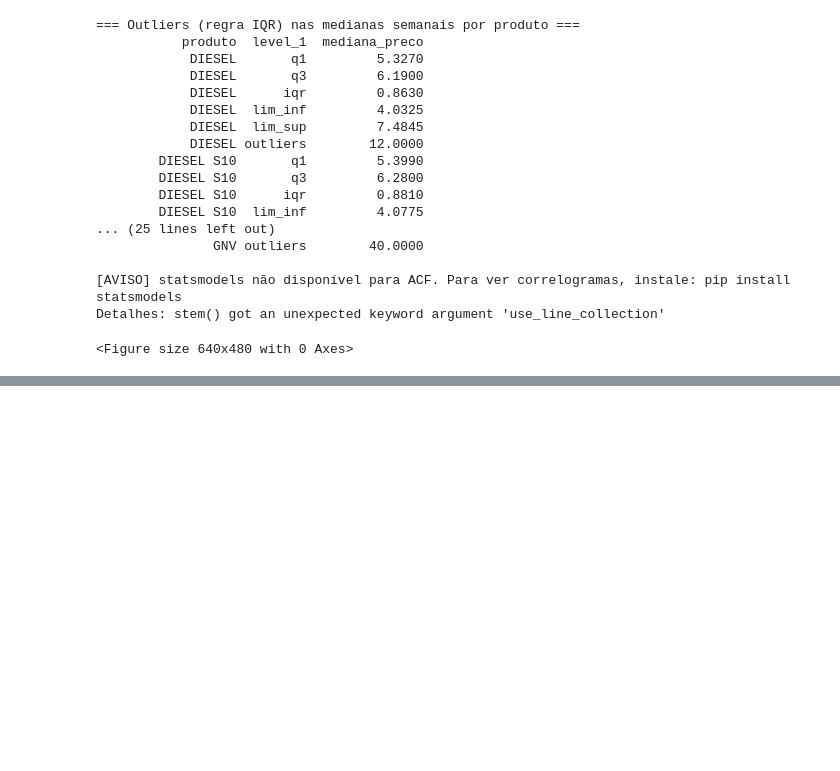
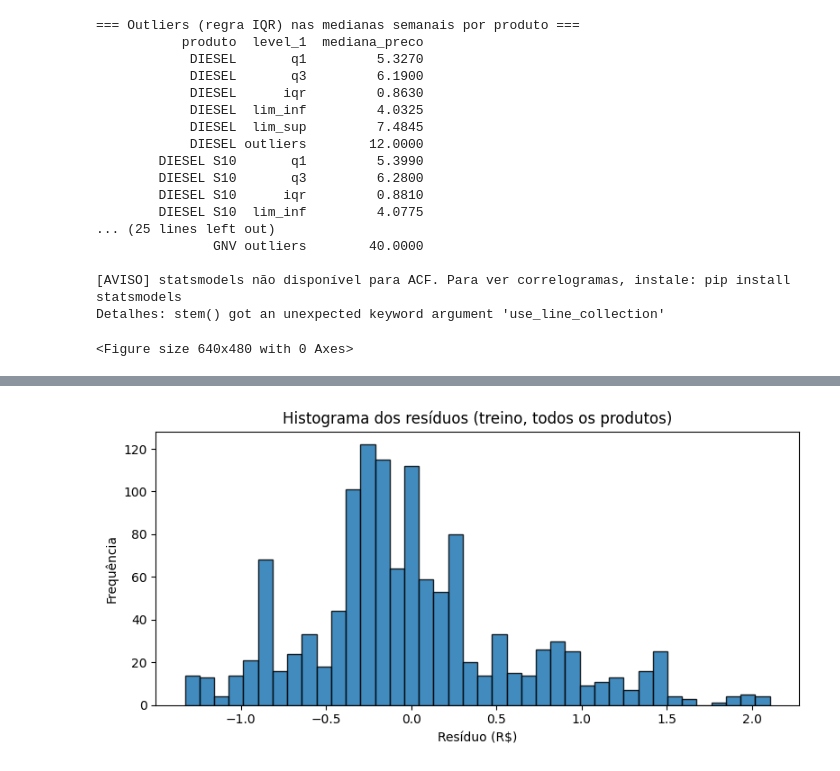
Before and after one commit to loadingerror/tcc_lubricants_anp, a Jupyter notebook: lubricants_br_tcc_model reg.ipynb, the cells around one changed output, grey strips where cells are left out. Saved outputs shown, nothing was run; the diff lists cells and outputs as text; code cells hidden in the pictures; blank space fills up the shorter version.

```diff
--- a/lubricants_br_tcc_model reg.ipynb
+++ b/lubricants_br_tcc_model reg.ipynb
@@ -1197,0 +1059,94 @@ BASE  : MAE=0.029  RMSE=0.048  MAPE=0.54%
+# %%
+# =========================================================
+# B.1) Ajuste OLS por produto no treino (y ~ t) e coleta resíduos/ajustados
+# =========================================================
+res_all = []  # armazenar (produto, semana, y, yhat, resid, t)
+
+for prod, g in train.groupby("produto"):
+    if len(g) < 2:
+        continue
+    X = sm.add_constant(g["t"].astype(float))
+    y = g[COL_PRECO_SEM].astype(float)
+    mdl = sm.OLS(y, X).fit()   # modelo "puro"
+
+    yhat = mdl.predict(X)
+    resid = y - yhat
+
+    tmp = pd.DataFrame({
+        "produto": prod,
+        "semana": g[COL_TIME_WEEK].values,
+        "y": y.values,
+        "yhat": yhat.values,
+        "resid": resid.values,
+        "t": g["t"].values
+    })
+    res_all.append(tmp)
+
+res_all = pd.concat(res_all, axis=0, ignore_index=True)
+
+# =========================================================
+# B.2) Histograma dos resíduos (geral)
+# =========================================================
+plt.figure(figsize=(8,4))
+plt.hist(res_all["resid"].dropna(), bins=40, edgecolor="k", alpha=.85)
+plt.title("Histograma dos resíduos (treino, todos os produtos)")
+plt.xlabel("Resíduo (R$)"); plt.ylabel("Frequência")
+plt.tight_layout(); plt.show()
+
+# =========================================================
+# B.3) Q–Q plot (resíduos gerais)
+# =========================================================
+plt.figure(figsize=(5,5))
+sm.ProbPlot(res_all["resid"].dropna()).qqplot(line="s")
+plt.title("Q–Q plot dos resíduos (treino, todos os produtos)")
+plt.tight_layout(); plt.show()
+
+# =========================================================
+# B.4) Teste de normalidade (Jarque–Bera) — geral e por produto
+# =========================================================
+jb_stat, jb_p, skew, kurt = jarque_bera(res_all["resid"].dropna())
+print(f"[Jarque–Bera — geral] stat={jb_stat:.2f}, p={jb_p:.4g}, skew={skew:.3f}, kurt={kurt:.3f}")
+
+print("\n[Jarque–Bera — por produto]")
+for prod, g in res_all.groupby("produto"):
+    if g["resid"].notna().sum() < 8:
+        continue
+    jbs, jbp, sk, ku = jarque_bera(g["resid"].dropna())
+    print(f"{prod:>18}: JB stat={jbs:.2f}, p={jbp:.4g}, skew={sk:.3f}, kurt={ku:.3f}")
+
+# =========================================================
+# B.5) Resíduos vs. ajustados e Resíduos vs. tempo (nuvem)
+# =========================================================
+# Geral
+plt.figure(figsize=(6,4))
+plt.scatter(res_all["yhat"], res_all["resid"], alpha=.4, s=10)
+plt.axhline(0, ls="--", color="k", alpha=.6)
+plt.title("Resíduos vs. Ajustados (treino)")
+plt.xlabel("Ajustados (R$)"); plt.ylabel("Resíduos (R$)")
+plt.tight_layout(); plt.show()
+
+plt.figure(figsize=(8,4))
+# ordenar por tempo pra desenhar linha
+r_sorted = res_all.sort_values("semana")
+plt.plot(r_sorted["semana"], r_sorted["resid"], alpha=.6)
+plt.axhline(0, ls="--", color="k", alpha=.6)
+plt.title("Resíduos ao longo do tempo (treino)")
+plt.xlabel("Semana"); plt.ylabel("Resíduo (R$)")
+plt.tight_layout(); plt.show()
+
+# Por produto (se quiser detalhar)
+for prod, g in res_all.groupby("produto"):
+    g = g.sort_values("semana")
+    plt.figure(figsize=(6,3))
+    plt.scatter(g["yhat"], g["resid"], alpha=.5, s=10)
+    plt.axhline(0, ls="--", color="k", alpha=.6)
+    plt.title(f"Resíduos vs. Ajustados — {prod}")
+    plt.tight_layout(); plt.show()
+
+    plt.figure(figsize=(7,3))
+    plt.plot(g["semana"], g["resid"], marker="o", ms=3, alpha=.7)
+    plt.axhline(0, ls="--", color="k", alpha=.6)
+    plt.title(f"Resíduos ao longo do tempo — {prod}")
+    plt.tight_layout(); plt.show()
+# %% [output]
+[figure, added]
```
Also changed, not shown: parts of 43 cells of this notebook, 7 other files.
